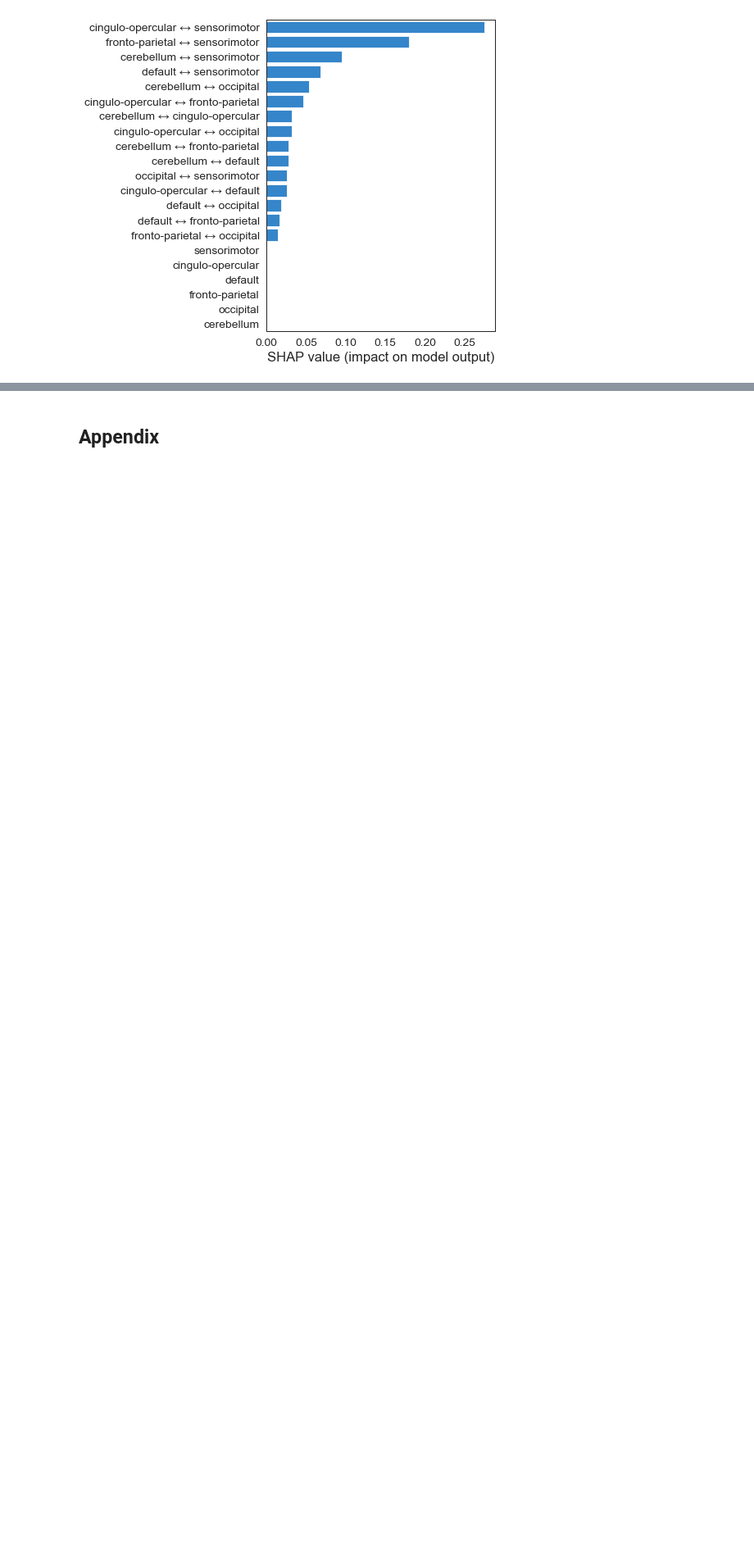
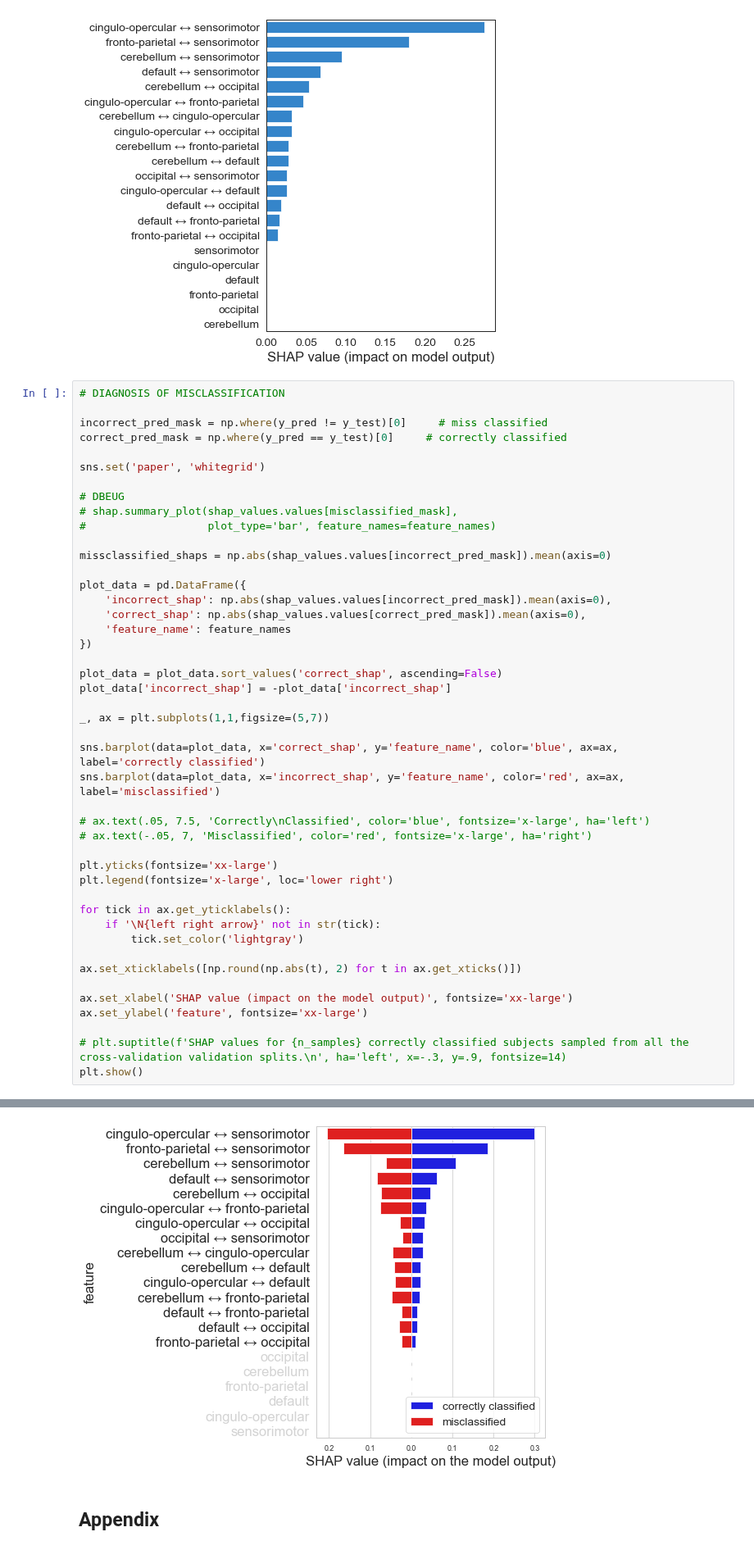
Before and after one commit to morteza/ACNets, a Jupyter notebook: notebooks/1 Connectivity Classifier.ipynb, the cells around one changed output, grey strips where cells are left out. Shown at 82% size. Saved outputs shown, nothing was run; the diff lists cells and outputs as text; blank space fills up the shorter version.

```diff
--- a/notebooks/1 Connectivity Classifier.ipynb
+++ b/notebooks/1 Connectivity Classifier.ipynb
@@ -518,3 +520,49 @@ plt.xlabel('SHAP value (impact on model output)', fontsize='xx-large')
 plt.show()
 # %% [output]
 [figure]
+# %%
+# DIAGNOSIS OF MISCLASSIFICATION
+
+incorrect_pred_mask = np.where(y_pred != y_test)[0]     # miss classified
+correct_pred_mask = np.where(y_pred == y_test)[0]     # correctly classified
+
+sns.set('paper', 'whitegrid')
+
+# DBEUG
+# shap.summary_plot(shap_values.values[misclassified_mask],
+#                   plot_type='bar', feature_names=feature_names)
+
+missclassified_shaps = np.abs(shap_values.values[incorrect_pred_mask]).mean(axis=0)
+
+plot_data = pd.DataFrame({
+    'incorrect_shap': np.abs(shap_values.values[incorrect_pred_mask]).mean(axis=0),
+    'correct_shap': np.abs(shap_values.values[correct_pred_mask]).mean(axis=0),
+    'feature_name': feature_names
+})
+
+plot_data = plot_data.sort_values('correct_shap', ascending=False)
+plot_data['incorrect_shap'] = -plot_data['incorrect_shap']
+
+_, ax = plt.subplots(1,1,figsize=(5,7))
+
+sns.barplot(data=plot_data, x='correct_shap', y='feature_name', color='blue', ax=ax, label='correctly classified')
+sns.barplot(data=plot_data, x='incorrect_shap', y='feature_name', color='red', ax=ax, label='misclassified')
+
+# ax.text(.05, 7.5, 'Correctly\nClassified', color='blue', fontsize='x-large', ha='left')
+# ax.text(-.05, 7, 'Misclassified', color='red', fontsize='x-large', ha='right')
+
+plt.yticks(fontsize='xx-large')
+plt.legend(fontsize='x-large', loc='lower right')
+
+for tick in ax.get_yticklabels():
+    if '\N{left right arrow}' not in str(tick):
+        tick.set_color('lightgray')
+
+ax.set_xticklabels([np.round(np.abs(t), 2) for t in ax.get_xticks()])
+
+ax.set_xlabel('SHAP value (impact on the model output)', fontsize='xx-large')
+ax.set_ylabel('feature', fontsize='xx-large')
+
+# plt.suptitle(f'SHAP values for {n_samples} correctly classified subjects sampled from all the cross-validation validation splits.\n', ha='left', x=-.3, y=.9, fontsize=14)
+plt.show()
+# %% [output]
@@ -521,3 +570,4 @@ plt.show()
+[figure, added]
 # %% [markdown]
 ## Appendix
 # %%
```
Also changed, not shown: parts of 5 cells of this notebook.
